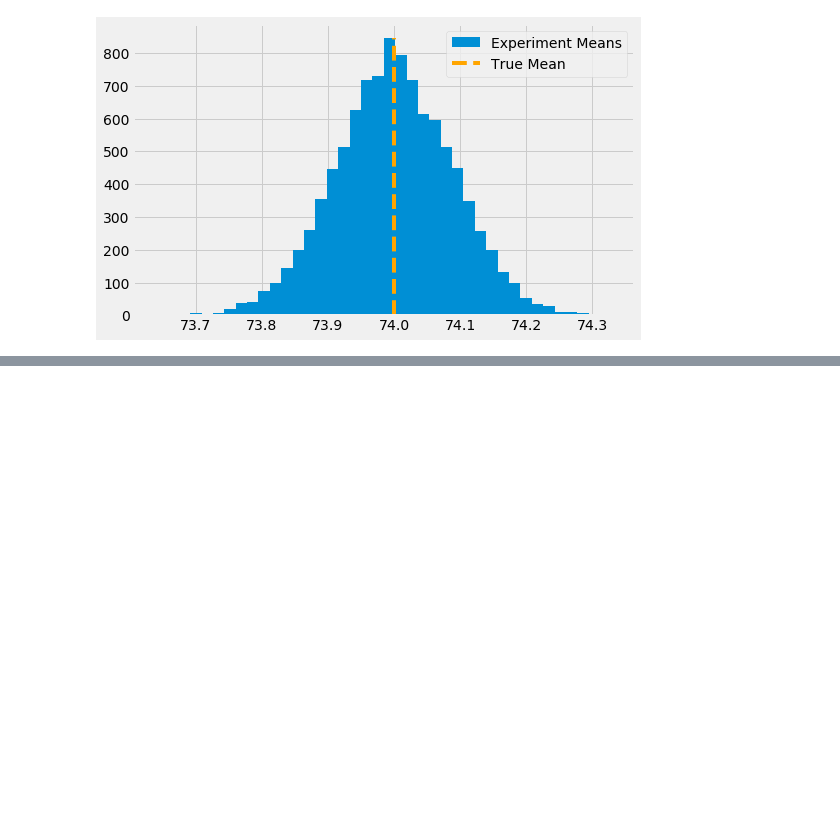
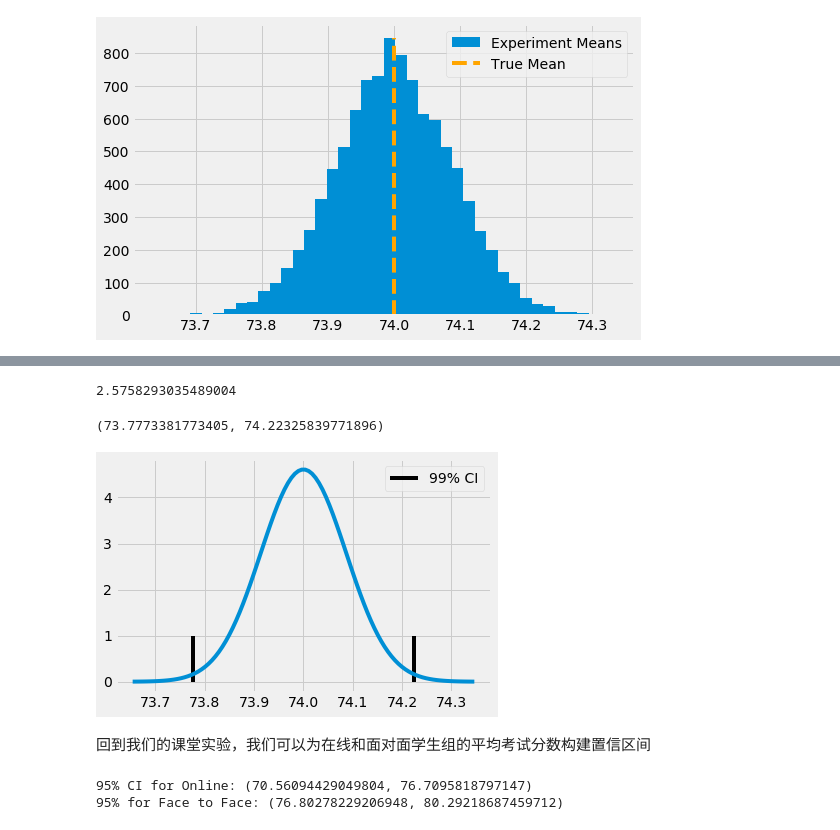
Before and after one commit to xieliaing/CausalInferenceIntro, a Jupyter notebook: chapters/03 第三章 统计学回顾：最危险的公式.ipynb, the cells around one changed output, grey strips where cells are left out. Drawn from its saved outputs; the diff is of its cells as text; code cells hidden in the pictures; blank space fills up the shorter version.

```diff
--- a/chapters/03 第三章 统计学回顾：最危险的公式.ipynb
+++ b/chapters/03 第三章 统计学回顾：最危险的公式.ipynb
@@ -149,0 +173,30 @@ plt.legend();
+# %%
+from scipy import stats
+z = stats.norm.ppf(.995)
+print(z)
+ci = (exp_mu - z * exp_se, exp_mu + z * exp_se)
+ci
+# %% [output]
+2.5758293035489004
+(73.7773381773405, 74.22325839771896)
+# %%
+x = np.linspace(exp_mu - 4*exp_se, exp_mu + 4*exp_se, 100)
+y = stats.norm.pdf(x, exp_mu, exp_se)
+plt.plot(x, y)
+plt.vlines(ci[1], ymin=0, ymax=1)
+plt.vlines(ci[0], ymin=0, ymax=1, label="99% CI")
+plt.legend()
+plt.show()
+# %% [output]
+[figure, added]
+# %% [markdown]
+回到我们的课堂实验，我们可以为在线和面对面学生组的平均考试分数构建置信区间
+# %%
+def ci(y: pd.Series):
+    return (y.mean() - 2 * se(y), y.mean() + 2 * se(y))
+
+print("95% CI for Online:", ci(online))
+print("95% for Face to Face:", ci(face_to_face))
+# %% [output]
+95% CI for Online: (70.56094429049804, 76.7095818797147)
+95% for Face to Face: (76.80278229206948, 80.29218687459712)
```
Also changed, not shown: parts of 22 cells of this notebook.
